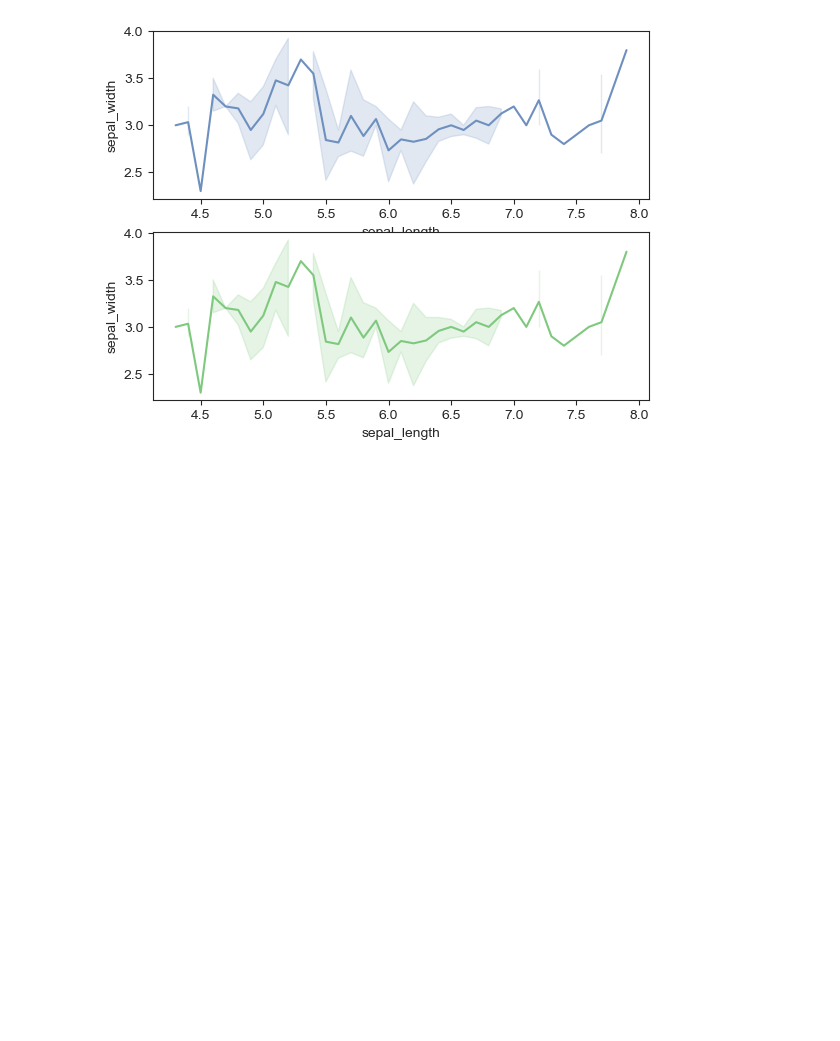
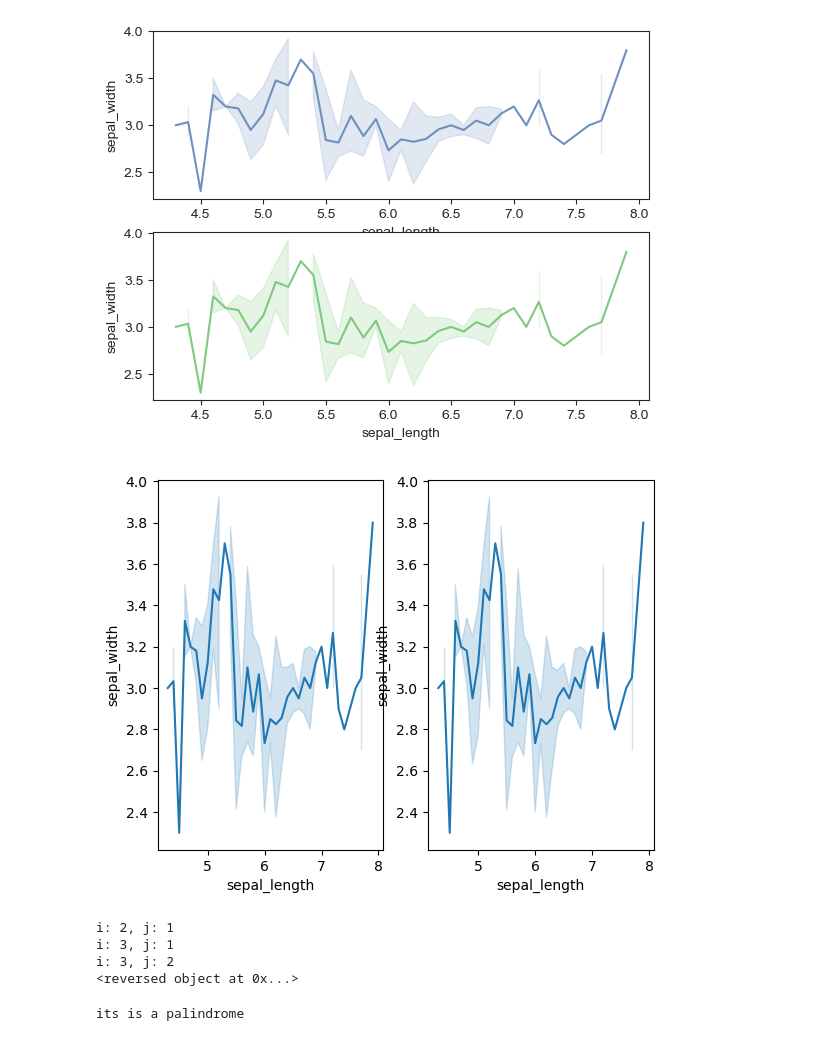
Before and after one commit to fysalkasim/Python2025, a Jupyter notebook: Seaborn/introduction.ipynb, the cells around one changed output. Drawn from its saved outputs; the diff is of its cells as text; code cells hidden in the pictures; blank space fills up the shorter version.

```diff
--- a/Seaborn/introduction.ipynb
+++ b/Seaborn/introduction.ipynb
@@ -128,3 +128,20 @@ plot()
 plt.show()
 # %% [output]
 [figure]
+# %%
+import seaborn as sns
+from matplotlib import pyplot as plt
+dataset = sns.load_dataset("iris")
+def graph():
+    sns.lineplot(x="sepal_length", y="sepal_width", data=dataset)
+# Adding the subplot at the specified
+# grid position
+plt.subplot(121)
+graph()
+# Adding the subplot at the specified
+# grid position
+plt.subplot(122)
+graph()
+plt.show()
+# %% [output]
+[figure, added]
@@ -130,0 +160,15 @@ plt.show()
+# %%
+for i in range(1, 4):
+    for j in range(1, 4):
+        if i == j:
+            break
+        print(f"i: {i}, j: {j}")
+
+
+s = "asasd"
+s.
+# %% [output]
+i: 2, j: 1
+i: 3, j: 1
+i: 3, j: 2
+<reversed object at 0x...>
@@ -130,0 +186,4 @@ plt.show()
+# %%
+is_palindrome("MalayalaM")
+# %% [output]
+its is a palindrome
```
Also changed, not shown: parts of 13 cells of this notebook, 2 other files.
